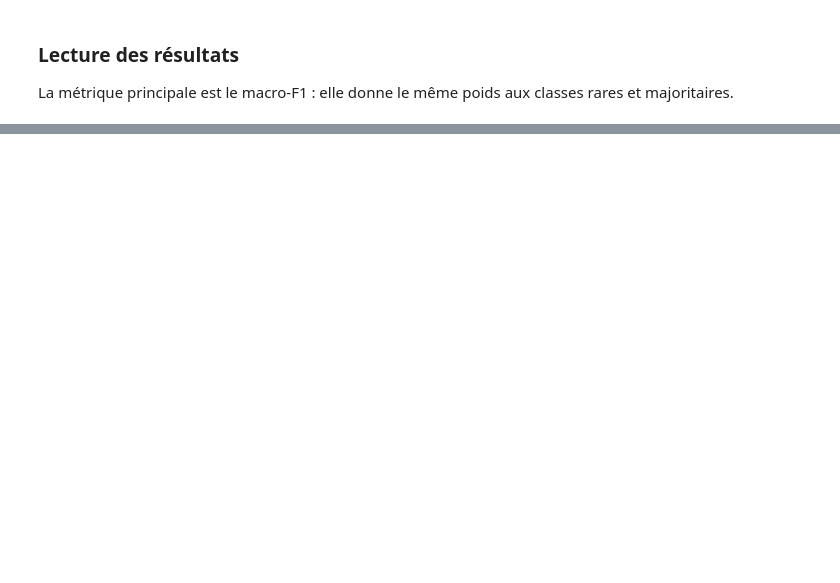
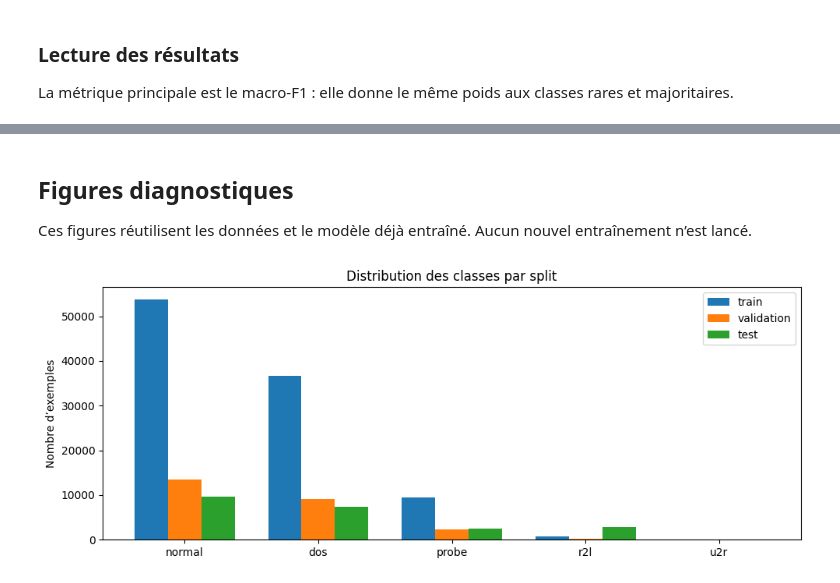
Before and after one commit to Appolinairee/-research-scratch-deep-learning-vision, a Jupyter notebook: notebooks/colab/nsl_kdd_focal_loss_mlp.ipynb, the cells around one changed output, grey strips where cells are left out. Cells and saved outputs as stored; diff of their text form; code cells hidden in the pictures; blank space fills up the shorter version.

```diff
--- a/notebooks/colab/nsl_kdd_focal_loss_mlp.ipynb
+++ b/notebooks/colab/nsl_kdd_focal_loss_mlp.ipynb
@@ -195,0 +262,19 @@ for class_name, precision, recall, f1 in zip(
+# %%
+train_counts = np.bincount(data.y_train_idx, minlength=len(NSLKDD_CLASSES))
+test_counts = np.bincount(data.y_test_idx, minlength=len(NSLKDD_CLASSES))
+train_shares = train_counts / train_counts.sum()
+test_shares = test_counts / test_counts.sum()
+shift = test_shares - train_shares
+print('Décalage test - train')
+for name, train_share, test_share, delta in zip(NSLKDD_CLASSES, train_shares, test_shares, shift):
+    print(f'{name:>7}: train={train_share:.2%} | test={test_share:.2%} | variation={delta:+.2%}')
+fig, ax = plt.subplots(figsize=(10, 4))
+colors = ['tab:red' if value >= 0 else 'tab:blue' for value in shift]
+bars = ax.bar(NSLKDD_CLASSES, shift * 100, color=colors)
+ax.axhline(0, color='black', linewidth=0.8)
+for bar, value in zip(bars, shift * 100):
+    ax.text(bar.get_x() + bar.get_width() / 2, value, f'{value:+.1f} pp', ha='center', va='bottom' if value >= 0 else 'top')
+ax.set_title('Décalage de distribution : test - train')
+ax.set_ylabel('Variation en points de pourcentage')
+plt.tight_layout()
+plt.show()
@@ -195,0 +326,19 @@ for class_name, precision, recall, f1 in zip(
+# %% [markdown]
+## Figures diagnostiques
+
+Ces figures réutilisent les données et le modèle déjà entraîné. Aucun nouvel entraînement n’est lancé.
+# %%
+split_counts = np.vstack([train_counts, np.bincount(data.y_validation_idx, minlength=len(NSLKDD_CLASSES)), test_counts])
+x = np.arange(len(NSLKDD_CLASSES))
+width = 0.25
+fig, ax = plt.subplots(figsize=(10, 4))
+for index, (split_name, counts) in enumerate(zip(('train', 'validation', 'test'), split_counts)):
+    ax.bar(x + (index - 1) * width, counts, width, label=split_name)
+ax.set_title('Distribution des classes par split')
+ax.set_ylabel('Nombre d’exemples')
+ax.set_xticks(x, NSLKDD_CLASSES)
+ax.legend()
+plt.tight_layout()
+plt.show()
+# %% [output]
+[figure, added]
```
Also changed, not shown: parts of 18 cells of this notebook.
